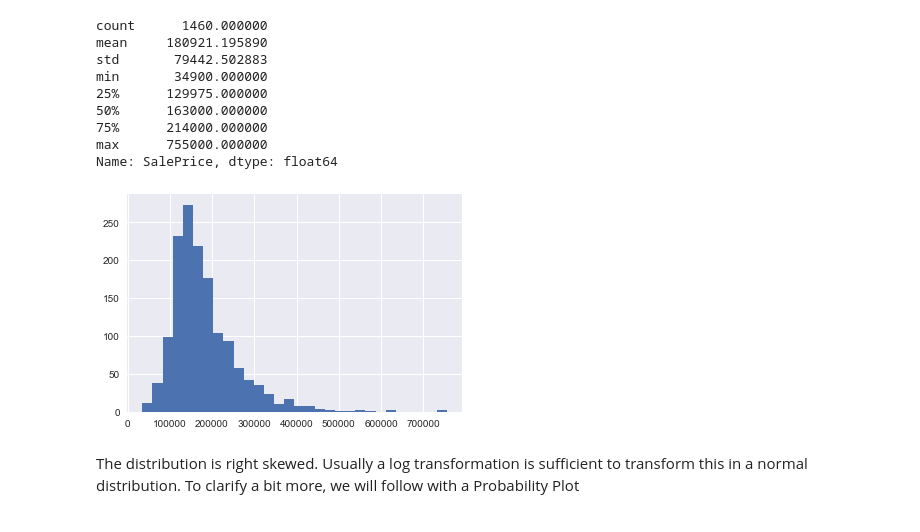
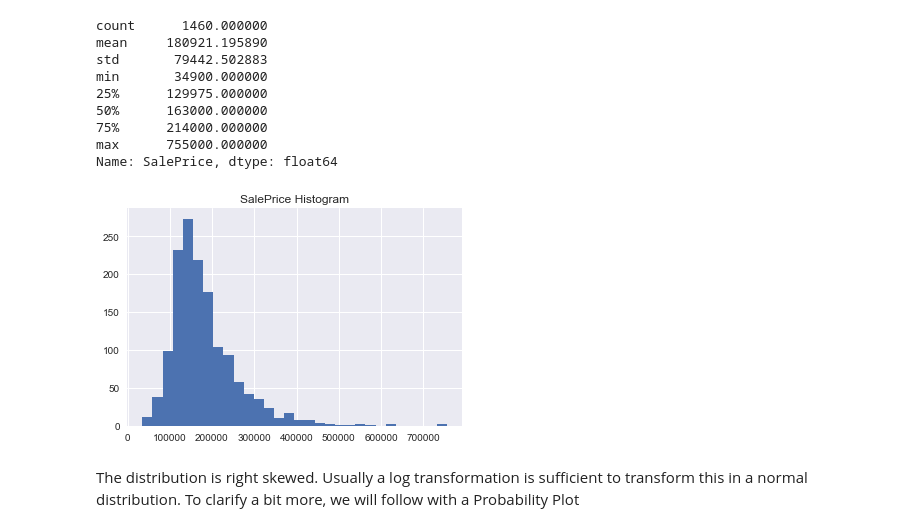
Before and after one commit to guilhermemarson/udacity, a Jupyter notebook: ames_house_prices/data_exploration.ipynb, the cells around one changed output. Drawn from its saved outputs; the diff is of its cells as text; code cells hidden in the pictures.

```diff
--- a/ames_house_prices/data_exploration.ipynb
+++ b/ames_house_prices/data_exploration.ipynb
@@ -81,10 +81,10 @@ max      755000.000000
 Name: SalePrice, dtype: float64
 # %%
 train['SalePrice'].hist(bins=30).plot()
-plt.title("")
+plt.title("SalePrice Histogram")
 plt.show()
 # %% [output]
-[figure, old version]
+[figure, new version]
 # %% [markdown]
 The distribution is right skewed. Usually a log transformation is sufficient to transform this in a normal distribution. To clarify a bit more, we will follow with a Probability Plot
 # %%
```
Also changed, not shown: 1 other file.
